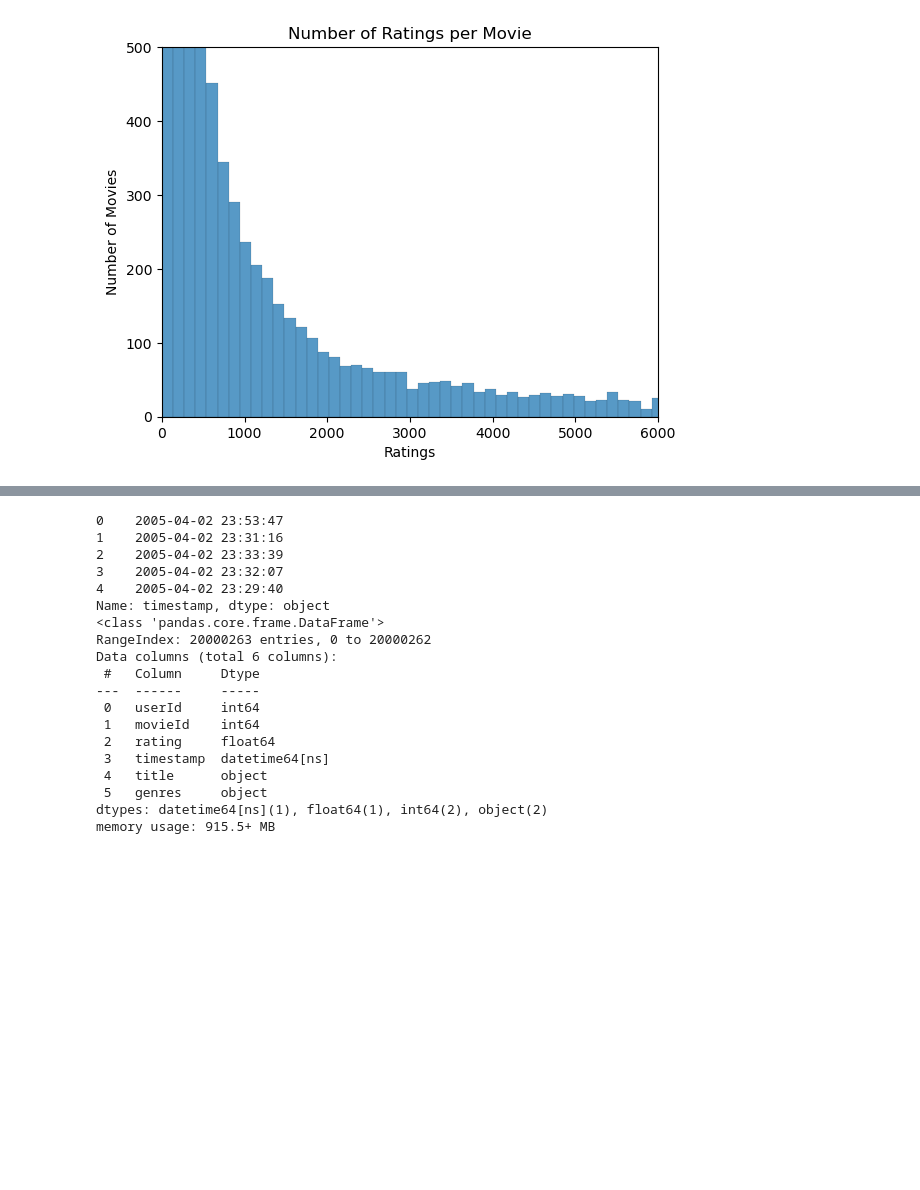
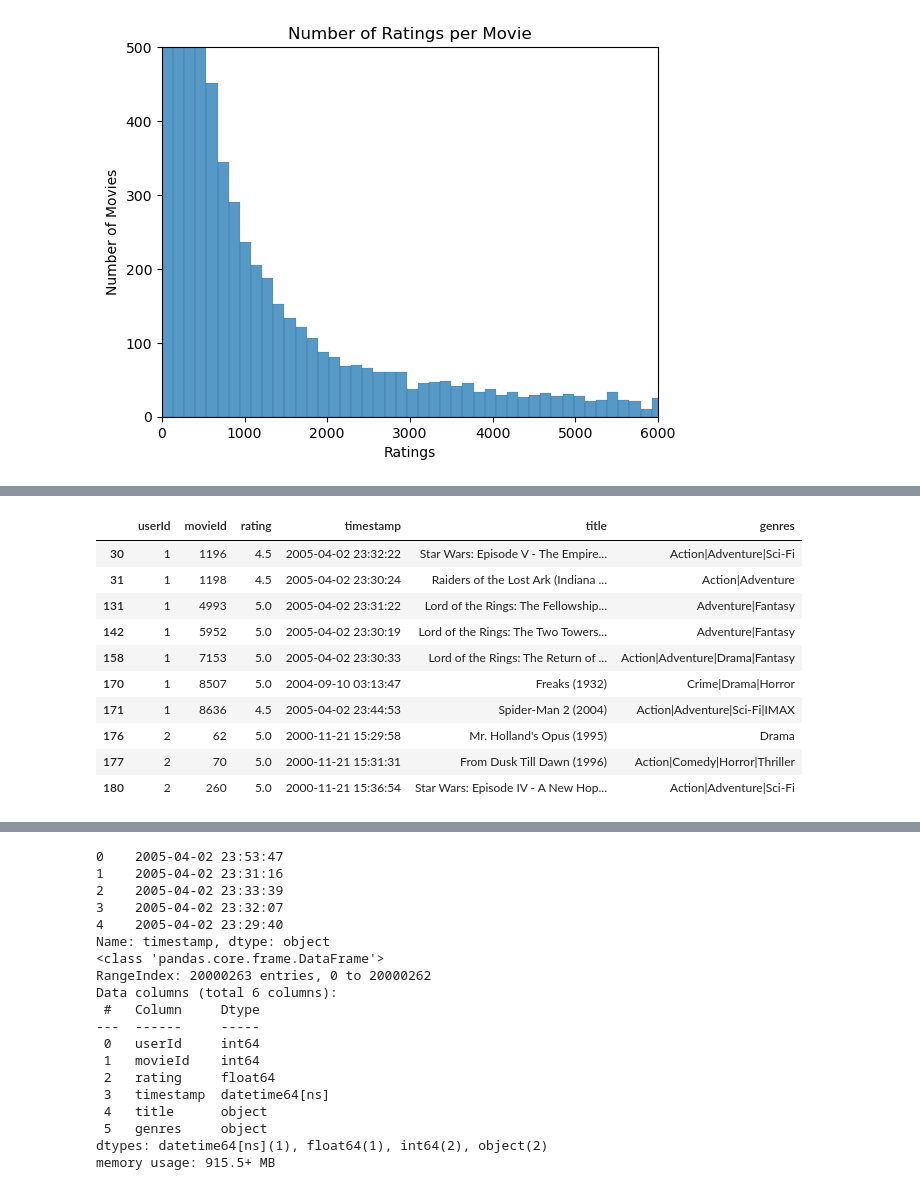
Before and after one commit to yaraoyoussef/ADM-HW4, a Jupyter notebook: main.ipynb, the cells around one changed output, grey strips where cells are left out. Drawn from its saved outputs; the diff is of its cells as text; code cells hidden in the pictures; blank space fills up the shorter version.

```diff
--- a/main.ipynb
+++ b/main.ipynb
@@ -159,0 +173,16 @@ plt.show()
+# %%
+# Show the first 10 high rated movies
+high_rated = main_df['rating']>4.0
+main_df[high_rated].head(10)
+# %% [output]
+|  | userId | movieId | rating | timestamp | title | genres |
+| 30 | 1 | 1196 | 4.5 | 2005-04-02 23:32:22 | Star Wars: Episode V - The Empire... | Action|Adventure|Sci-Fi |
+| 31 | 1 | 1198 | 4.5 | 2005-04-02 23:30:24 | Raiders of the Lost Ark (Indiana ... | Action|Adventure |
+| 131 | 1 | 4993 | 5.0 | 2005-04-02 23:31:22 | Lord of the Rings: The Fellowship... | Adventure|Fantasy |
+| 142 | 1 | 5952 | 5.0 | 2005-04-02 23:30:19 | Lord of the Rings: The Two Towers... | Adventure|Fantasy |
+| 158 | 1 | 7153 | 5.0 | 2005-04-02 23:30:33 | Lord of the Rings: The Return of ... | Action|Adventure|Drama|Fantasy |
+| 170 | 1 | 8507 | 5.0 | 2004-09-10 03:13:47 | Freaks (1932) | Crime|Drama|Horror |
+| 171 | 1 | 8636 | 4.5 | 2005-04-02 23:44:53 | Spider-Man 2 (2004) | Action|Adventure|Sci-Fi|IMAX |
+| 176 | 2 | 62 | 5.0 | 2000-11-21 15:29:58 | Mr. Holland's Opus (1995) | Drama |
+| 177 | 2 | 70 | 5.0 | 2000-11-21 15:31:31 | From Dusk Till Dawn (1996) | Action|Comedy|Horror|Thriller |
+| 180 | 2 | 260 | 5.0 | 2000-11-21 15:36:54 | Star Wars: Episode IV - A New Hop... | Action|Adventure|Sci-Fi |
```
Also changed, not shown: parts of 24 cells of this notebook, 1 other file.
